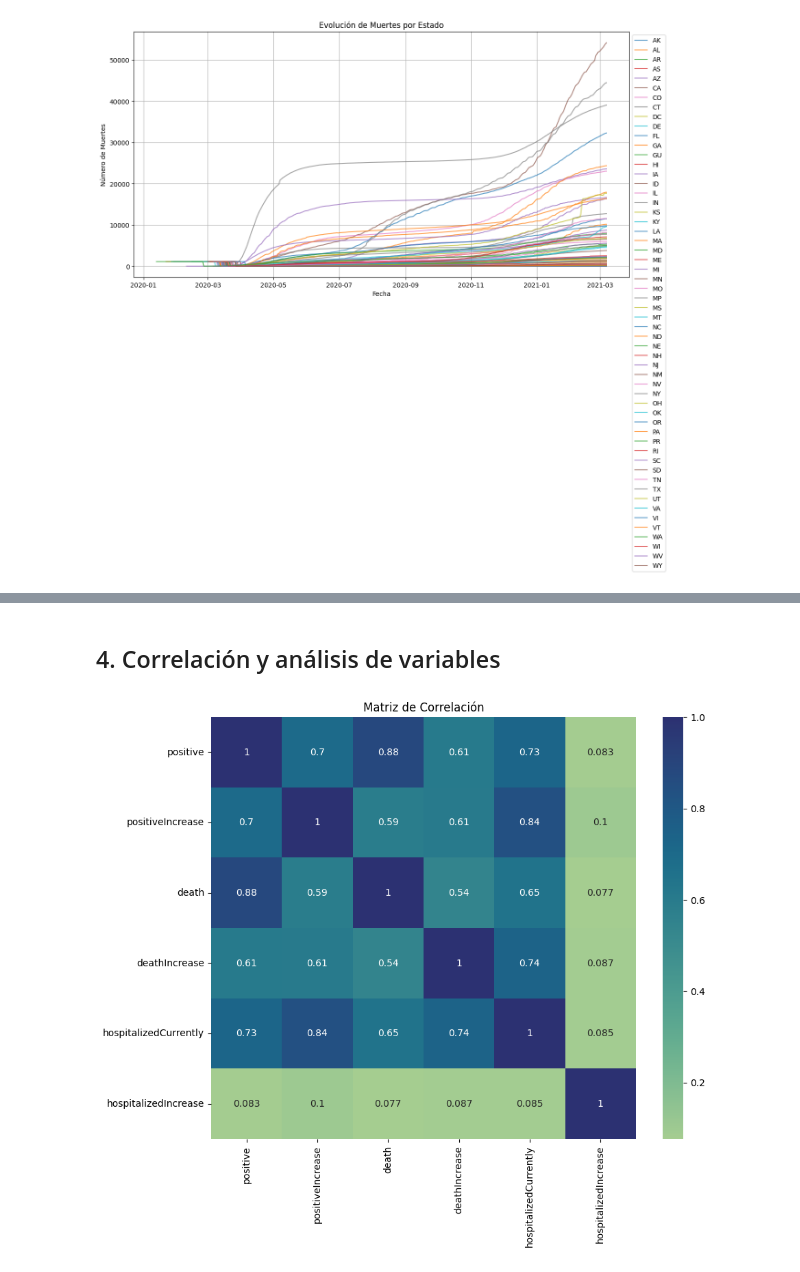
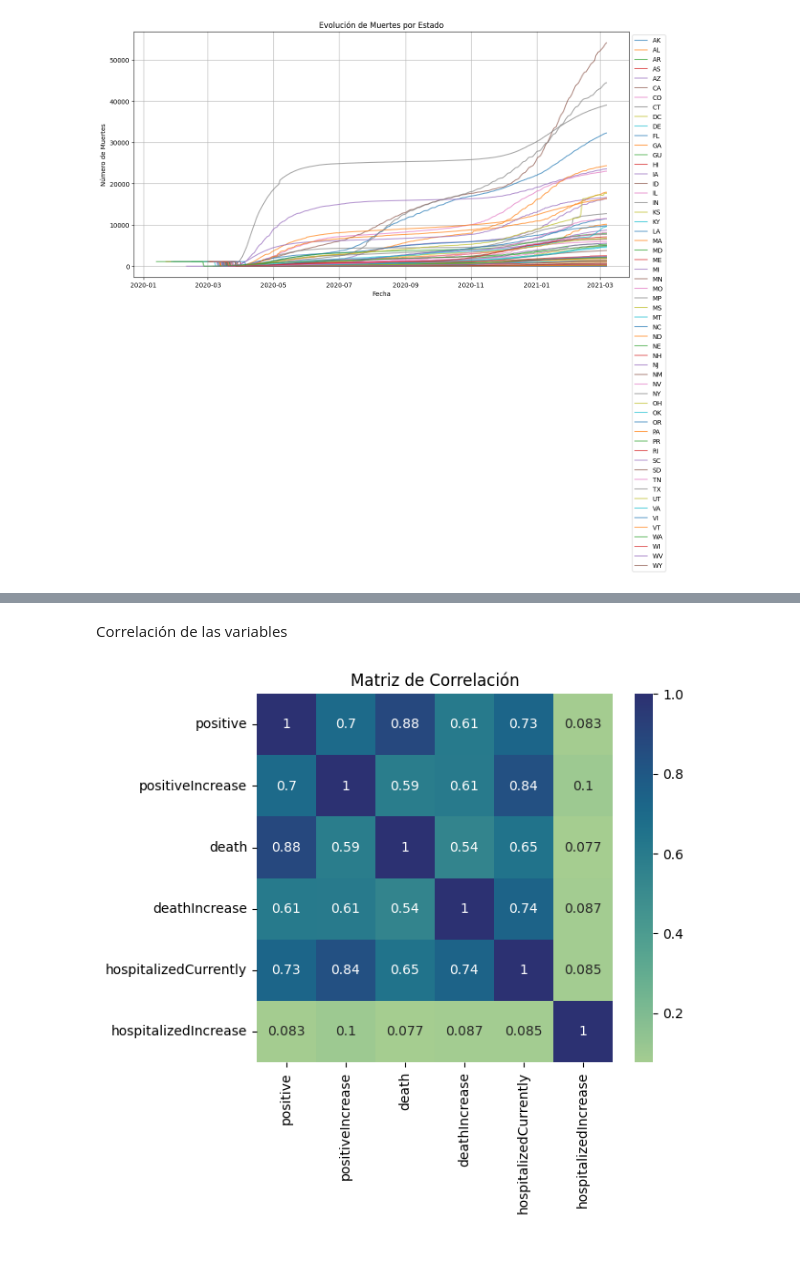
Before and after one commit to AI-School-F5-P3/mini_datathon_xiomara, a Jupyter notebook: MiniDatathonF5.ipynb, the cells around one changed output, grey strips where cells are left out. Cells and saved outputs as stored; diff of their text form; code cells hidden in the pictures.

Commit message:
Add more graphics

```diff
--- a/MiniDatathonF5.ipynb
+++ b/MiniDatathonF5.ipynb
@@ -189,15 +291,15 @@ df.describe()
-# %% [markdown]
-## 4. Correlación y análisis de variables
+# %% [markdown]
+Correlación de las variables
 # %%
 # Seleccionamos las columnas de tipo numérico
 num_cols = df.select_dtypes(include=[np.number]).columns
 num_df = df[num_cols]
 
 # Se realiza la matriz de correlación
 corr_matrix = num_df.corr()
-plt.figure(figsize=(10, 8))
+plt.figure(figsize=(6, 5))
 sns.heatmap(corr_matrix, annot=True, cmap='crest')
 plt.title('Matriz de Correlación')
 plt.show()
 # %% [output]
-[figure, old version]
+[figure, new version]
```
Also changed, not shown: parts of 29 cells of this notebook, 1 other file.
